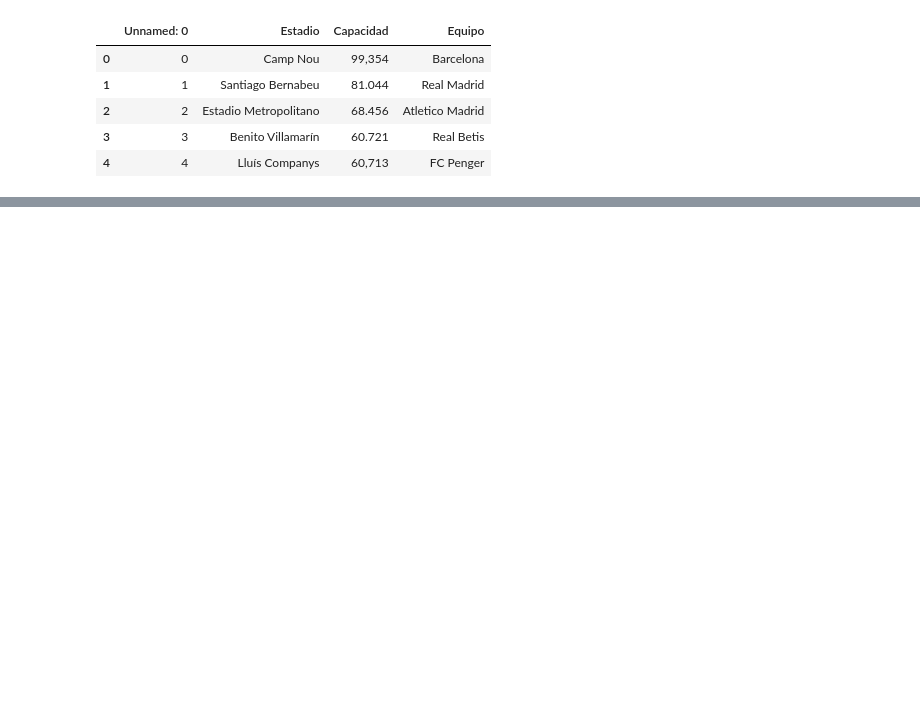
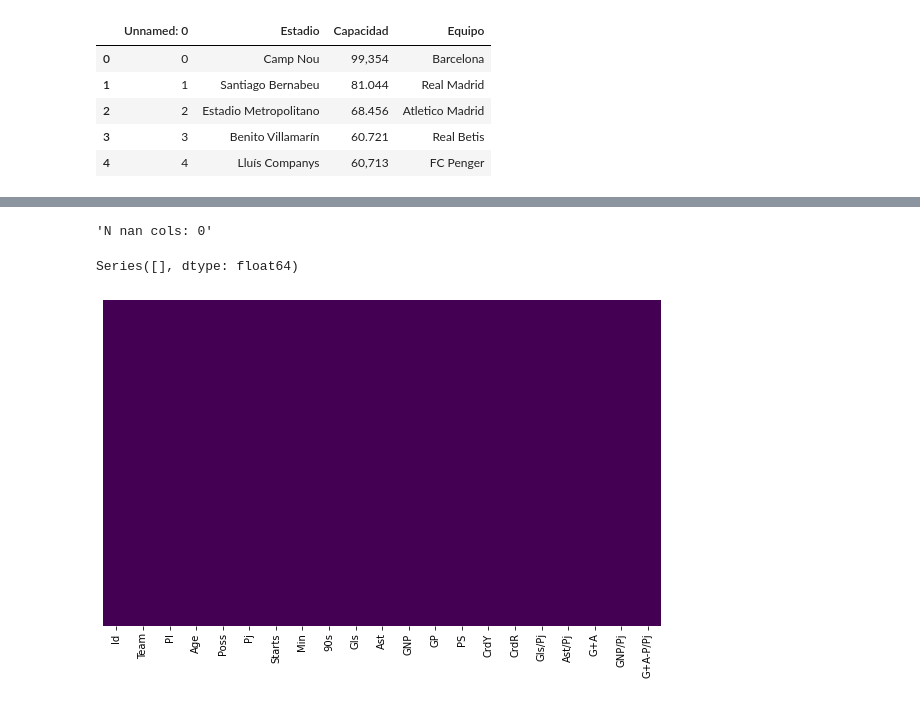
Before and after one commit to victorrmtz/Project-ETL, a Jupyter notebook: src/Limpiar.ipynb, the cells around one changed output, grey strips where cells are left out. Cells and saved outputs as stored; diff of their text form; code cells hidden in the pictures; blank space fills up the shorter version.

```diff
--- a/src/Limpiar.ipynb
+++ b/src/Limpiar.ipynb
@@ -60,0 +140,4 @@ team.tail()
+# %%
+team.columns = ['Id', 'Team', 'Pl', 'Age', 'Poss', 'Pj', 'Starts', 'Min',
+       '90s', 'Gls', 'Ast', 'GNP', 'GP', 'PS', 'CrdY', 'CrdR', 'Gls/Pj',
+       'Ast/Pj', 'G+A', 'GNP/Pj', 'G+A-P/Pj']
@@ -60,0 +173,8 @@ team.tail()
+# %%
+lista= []
+for x in team.Min:
+    x = x.replace(',', '')
+    x = int(x)
+    lista.append(x)
+team.Min = lista
+team.head()
@@ -60,0 +188,6 @@ team.tail()
+# %%
+fn.check_nan(team)
+# %% [output]
+'N nan cols: 0'
+Series([], dtype: float64)
+[figure, added]
```
Also changed, not shown: parts of 20 cells of this notebook, 4 other files.
